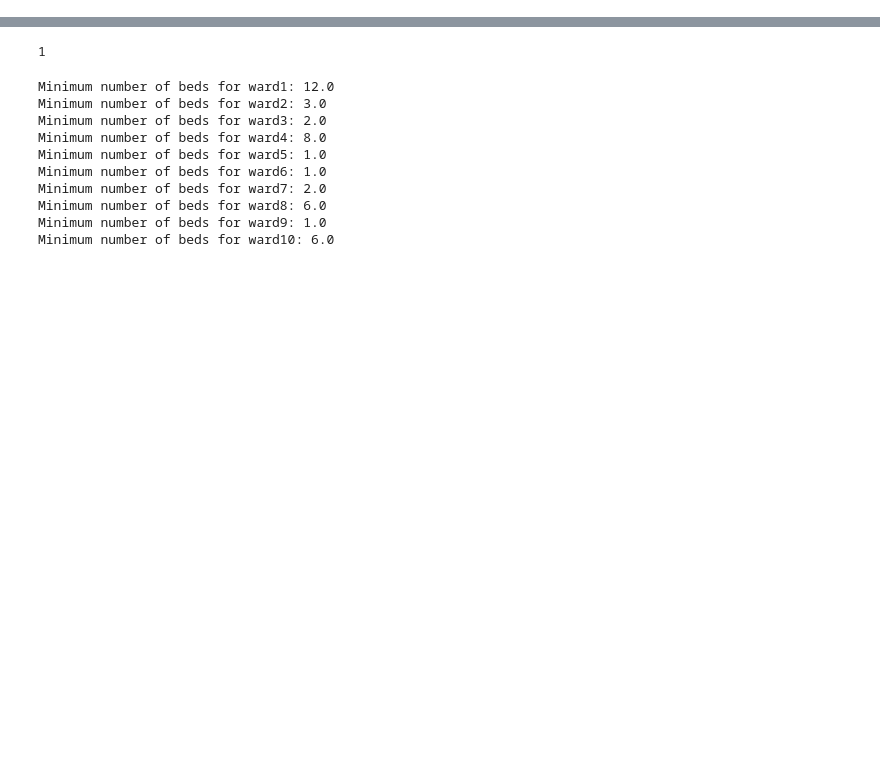
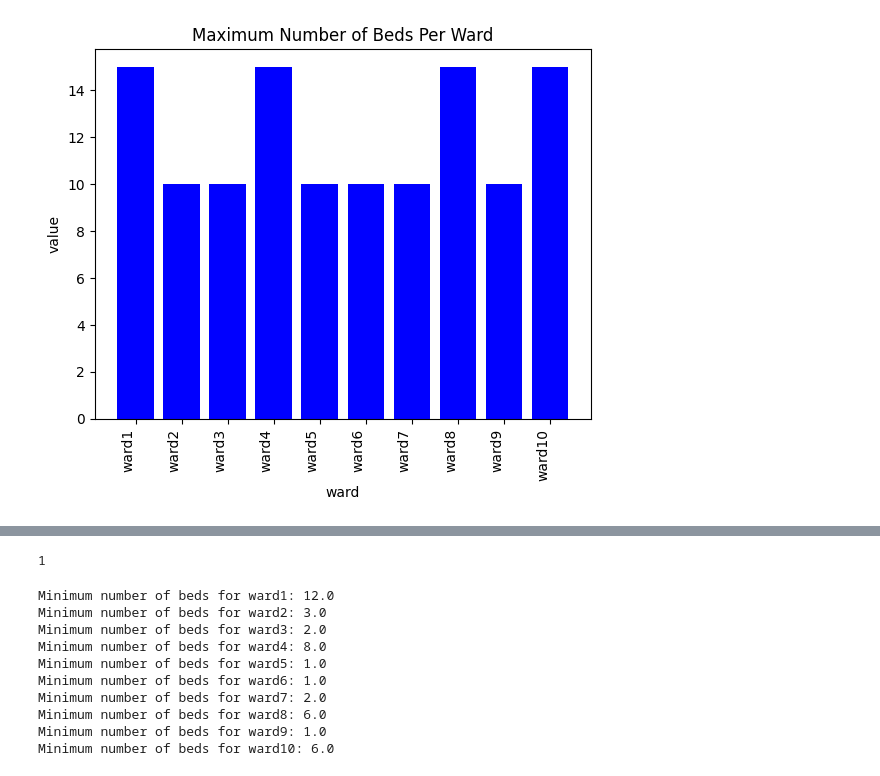
Before and after one commit to kessingtonosazee/GCP_Project_1, a Jupyter notebook: Code_KNN.ipynb, the cells around one changed output, grey strips where cells are left out. Cells and saved outputs as stored; diff of their text form; code cells hidden in the pictures; blank space fills up the shorter version.

```diff
--- a/Code_KNN.ipynb
+++ b/Code_KNN.ipynb
@@ -17,3 +23,26 @@ max_beds_per_ward = {"ward1": 15, "ward2": 10, "ward3": 10, "ward4": 15, "ward5"
+# %%
+import matplotlib.pyplot as plt
+
+
+# Convert dictionary keys and values to lists
+ward = list(max_beds_per_ward.keys())
+value = list(max_beds_per_ward .values())
+
+# Create a bar chart
+plt.bar(ward, value, color='blue')
+
+# Rotate x-axis labels
+plt.xticks(rotation=90, ha='right')
+
+# Add labels and title
+plt.xlabel('ward')
+plt.ylabel('value')
+plt.title('Maximum Number of Beds Per Ward')
+
+# Show the plot
+plt.show()
+# %% [output]
+[figure, added]
 # %%
 
 
```
Also changed, not shown: parts of 13 cells of this notebook.
